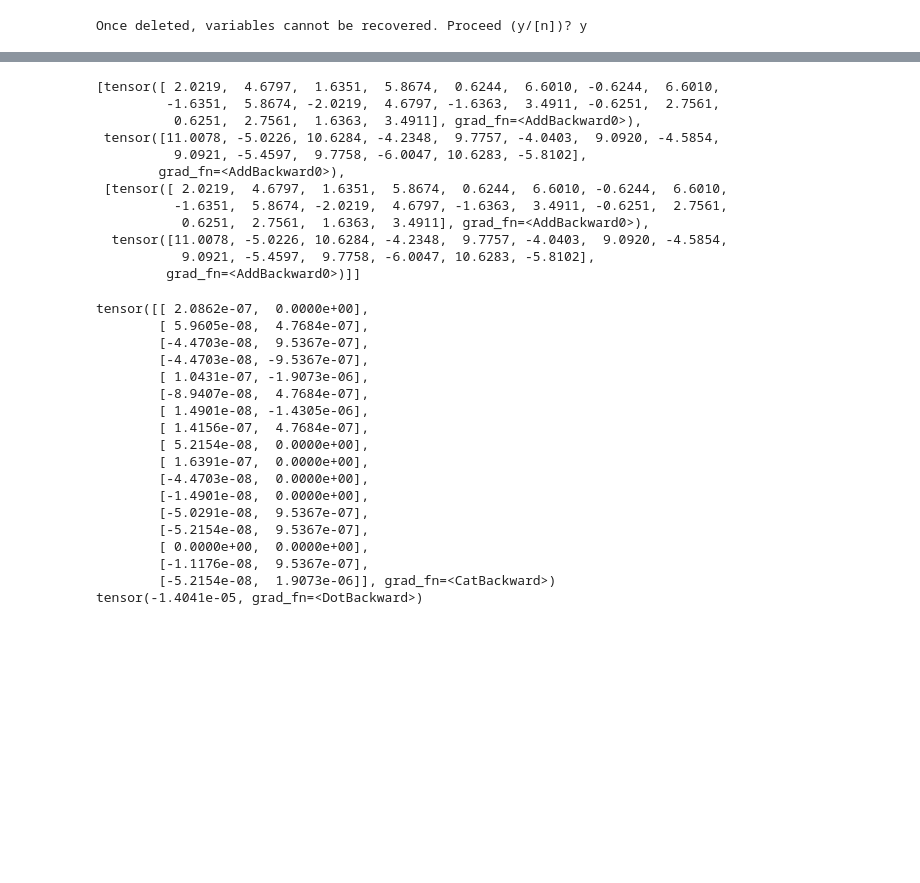
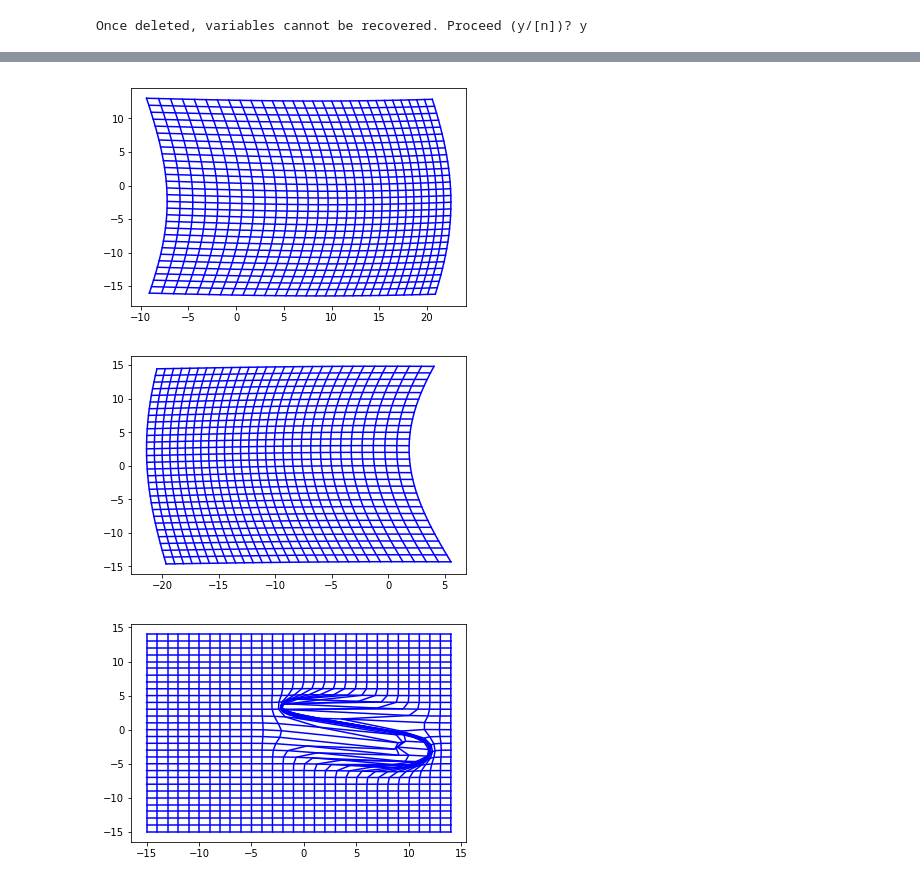
Before and after one commit to RosaKow/Masterthesis, a Jupyter notebook: defmod/Matching_Circles_globaltrans_graddesc.ipnby.ipynb, the cells around one changed output, grey strips where cells are left out. Cells and saved outputs as stored; diff of their text form; code cells hidden in the pictures; blank space fills up the shorter version.

```diff
--- a/defmod/Matching_Circles_globaltrans_graddesc.ipnby.ipynb
+++ b/defmod/Matching_Circles_globaltrans_graddesc.ipnby.ipynb
@@ -127,42 +185,26 @@ plt.show()
-# %%
-gd_moved
-# %% [output]
-[tensor([ 2.0219,  4.6797,  1.6351,  5.8674,  0.6244,  6.6010, -0.6244,  6.6010,
-         -1.6351,  5.8674, -2.0219,  4.6797, -1.6363,  3.4911, -0.6251,  2.7561,
-          0.6251,  2.7561,  1.6363,  3.4911], grad_fn=<AddBackward0>),
- tensor([11.0078, -5.0226, 10.6284, -4.2348,  9.7757, -4.0403,  9.0920, -4.5854,
-          9.0921, -5.4597,  9.7758, -6.0047, 10.6283, -5.8102],
-        grad_fn=<AddBackward0>),
- [tensor([ 2.0219,  4.6797,  1.6351,  5.8674,  0.6244,  6.6010, -0.6244,  6.6010,
-          -1.6351,  5.8674, -2.0219,  4.6797, -1.6363,  3.4911, -0.6251,  2.7561,
-           0.6251,  2.7561,  1.6363,  3.4911], grad_fn=<AddBackward0>),
-  tensor([11.0078, -5.0226, 10.6284, -4.2348,  9.7757, -4.0403,  9.0920, -4.5854,
-           9.0921, -5.4597,  9.7758, -6.0047, 10.6283, -5.8102],
-         grad_fn=<AddBackward0>)]]
-# %%
-man_final = EnergyFunctional.h.module.manifold
-
-
-l, h = EnergyFunctional.h.module.compute_geodesic_variables(constr_Id)
-constr_final = constr_Id(EnergyFunctional.h.module)
-print(constr_final)
-print(torch.dot(l.view(-1), constr_final.view(-1)))
-# %% [output]
-tensor([[ 2.0862e-07,  0.0000e+00],
-        [ 5.9605e-08,  4.7684e-07],
-        [-4.4703e-08,  9.5367e-07],
-        [-4.4703e-08, -9.5367e-07],
-        [ 1.0431e-07, -1.9073e-06],
-        [-8.9407e-08,  4.7684e-07],
-        [ 1.4901e-08, -1.4305e-06],
-        [ 1.4156e-07,  4.7684e-07],
-        [ 5.2154e-08,  0.0000e+00],
-        [ 1.6391e-07,  0.0000e+00],
-        [-4.4703e-08,  0.0000e+00],
-        [-1.4901e-08,  0.0000e+00],
-        [-5.0291e-08,  9.5367e-07],
-        [-5.2154e-08,  9.5367e-07],
-        [ 0.0000e+00,  0.0000e+00],
-        [-1.1176e-08,  9.5367e-07],
-        [-5.2154e-08,  1.9073e-06]], grad_fn=<CatBackward>)
-tensor(-1.4041e-05, grad_fn=<DotBackward>)
+# %%
+# Visualization of grid deformation for each submodule
+nx, ny = 30, 30
+sx, sy = 30, 30
+x, y = torch.meshgrid([torch.arange(0, nx), torch.arange(0, ny)])
+x = sx*(x.type(torch.DoubleTensor)/nx - 0.5)
+y = sy*(y.type(torch.DoubleTensor)/ny - 0.5)
+
+gridpoints = dm.usefulfunctions.grid2vec(x, y).type(torch.DoubleTensor)
+
+
+phi = mm.largeDeformation(modules, states, controls, gridpoints)
+x1, y1 = dm.usefulfunctions.vec2grid(phi[0], nx, ny)
+x2, y2 = dm.usefulfunctions.vec2grid(phi[1], nx, ny)
+x3, y3 = dm.usefulfunctions.vec2grid(phi[2], nx, ny)
+
+
+
+mm.plot_grid( x1.detach().numpy(), y1.detach().numpy(), color = 'blue')
+mm.plot_grid(x2.detach().numpy(), y2.detach().numpy(), color = 'blue')
+mm.plot_grid( x3.detach().numpy(), y3.detach().numpy(), color = 'blue')
+plt.show()
+# %% [output]
+[figure, added]
+[figure, added]
+[figure, added]
```
Also changed, not shown: parts of 13 cells of this notebook, 15 other files.
